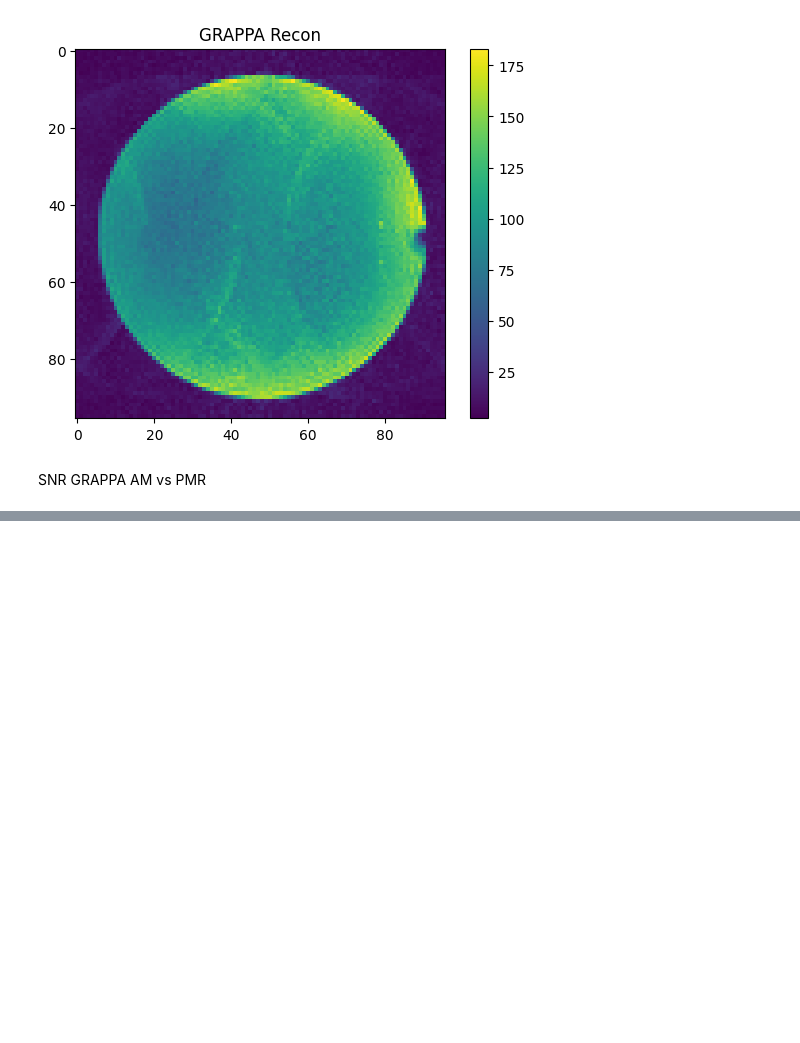
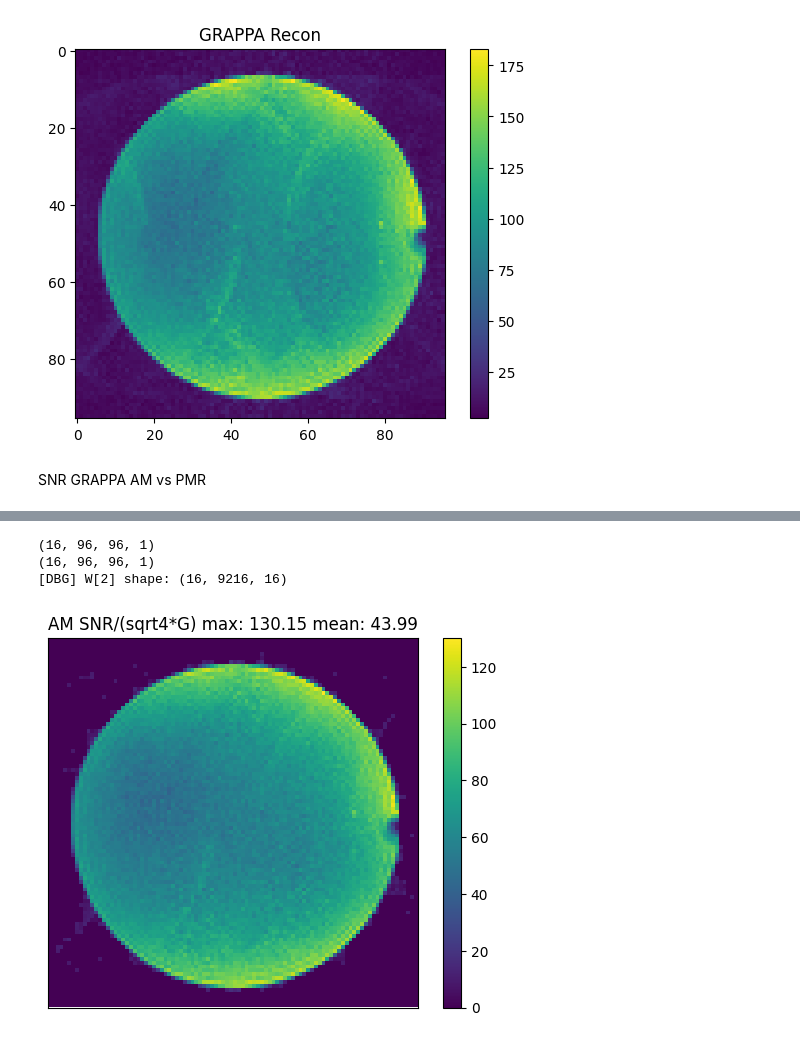
Before and after one commit to cloudmrhub/mroptimum-tools, a Jupyter notebook: mroptimum_tools.ipynb, the cells around one changed output, grey strips where cells are left out. Cells and saved outputs as stored; diff of their text form; code cells hidden in the pictures; blank space fills up the shorter version.

```diff
--- a/mroptimum_tools.ipynb
+++ b/mroptimum_tools.ipynb
@@ -305,0 +825,21 @@ cmOutput created but Deprecated, use cmaws.cmrOutput instead
+# %%
+plt.figure()
+import numpy as np
+
+data=np.expand_dims(np.transpose(US,[2,0,1]),axis=-1)
+calib=np.expand_dims(np.transpose(REF,[2,0,1]),axis=-1)
+print(data.shape)
+print(calib.shape)
+_,G=grappa_gfactor(data,calib,L.getNoiseCovariance(),[FA,PA],GK)
+
+am2=amr/G
+plt.imshow(amr)
+plt.tick_params(axis='both', which='both', bottom=False, top=False, labelbottom=False, right=False, left=False, labelleft=False)
+plt.title(f'AM SNR/(sqrt{PA}*G) max: {amr.max():.2f} mean: {amr.mean():.2f}')
+plt.colorbar()
+plt.show()
+# %% [output]
+(16, 96, 96, 1)
+(16, 96, 96, 1)
+[DBG] W[2] shape: (16, 9216, 16)
+[figure, added]
```
Also changed, not shown: parts of 3 cells of this notebook.
